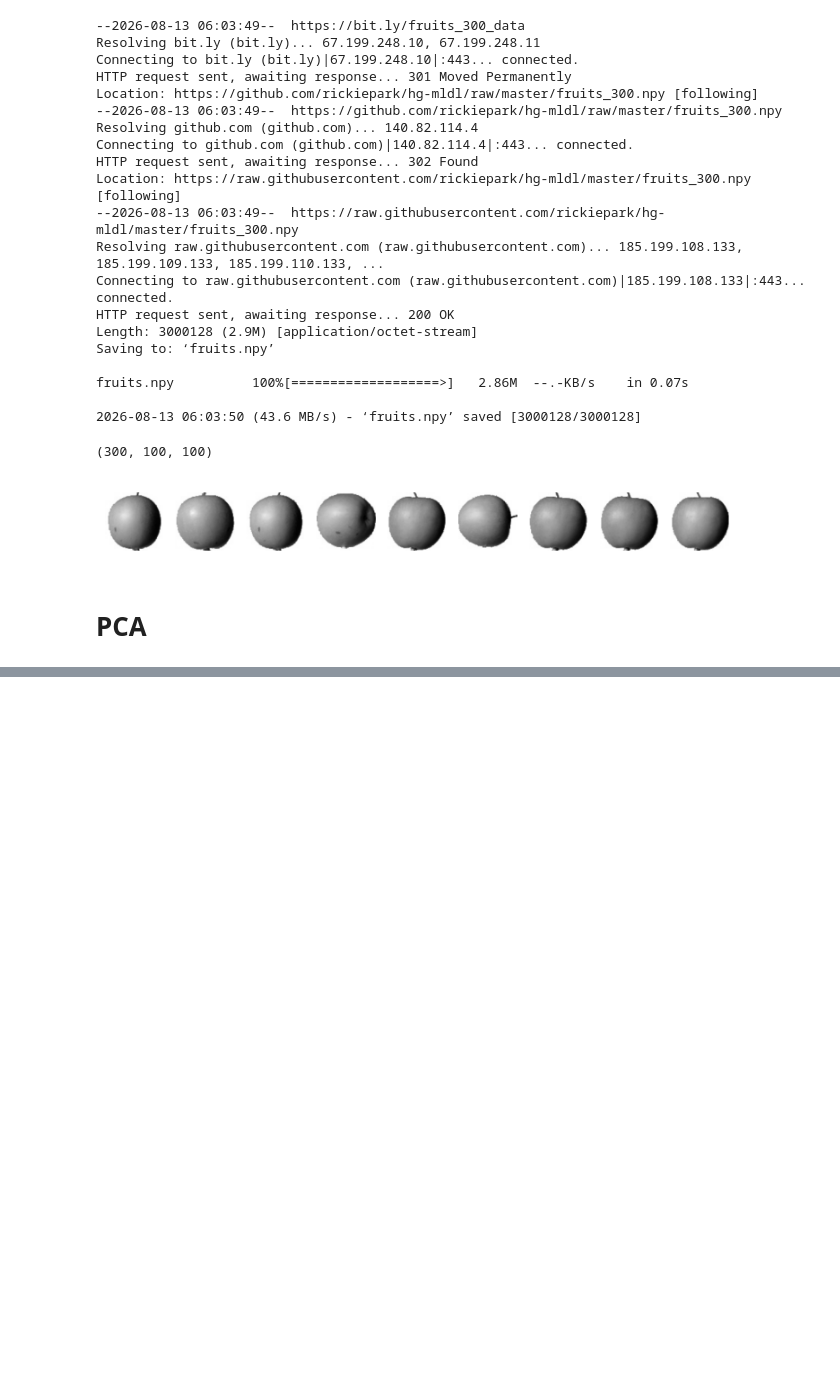
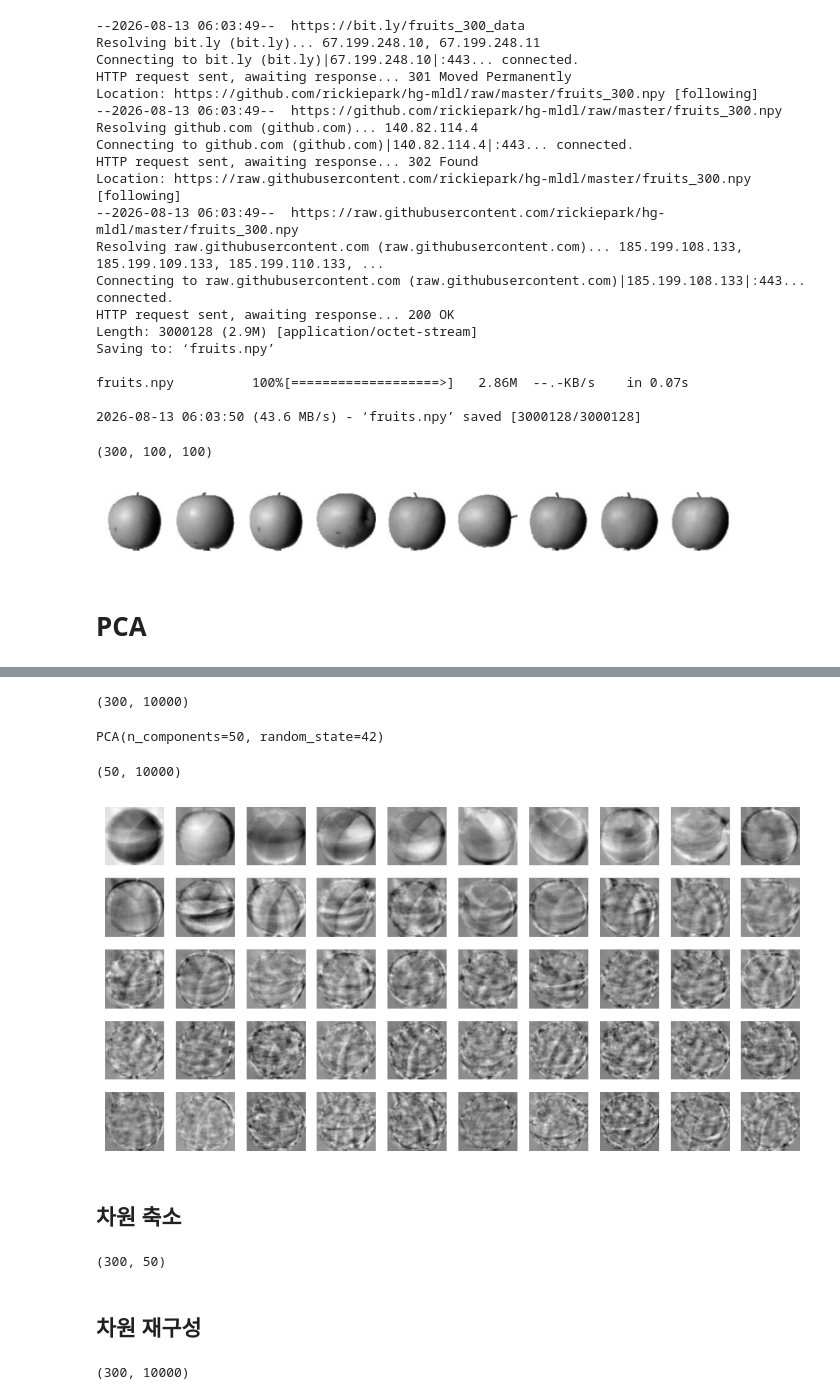
Before and after one commit to JakeOh/202605_BD57, a Jupyter notebook: lab_ml/ml15_pca.ipynb, the cells around one changed output, grey strips where cells are left out. Drawn from its saved outputs; the diff is of its cells as text; code cells hidden in the pictures; blank space fills up the shorter version.

```diff
--- a/lab_ml/ml15_pca.ipynb
+++ b/lab_ml/ml15_pca.ipynb
@@ -78,3 +78,27 @@ plot_img_array(fruits[:9])
 *   위의 과정을 반복.
 *   주성분 분석을 사용해서 차원을 축소할 수 있음. 원래 차원으로 재구성할 수도 있음.
     *   재구성 오차가 발생함.
+# %%
+fruits_2d = fruits.reshape((300, -1))  # 3차원 -> 2차원 배열
+# %%
+fruits_2d.shape
+# %% [output]
+(300, 10000)
+# %%
+pca = PCA(n_components=50, random_state=42)  # PCA 객체 생성
+# %%
+pca.fit(X=fruits_2d)  # 비지도 학습 모델 훈련 -> 50개의 주성분을 찾음.
+# %% [output]
+PCA(n_components=50, random_state=42)
+# %%
+# PCA 데이터를 학습하면서 찾은 50개의 주성분들
+pca.components_.shape  #> (50, 10_000) = (n_components, n_features)
+# %% [output]
+(50, 10000)
+# %%
+# PCA가 찾은 50개 주성분(principal components)을 시각화
+plot_img_array(pca.components_.reshape(50, 100, 100))
+# %% [output]
+[figure, added]
+# %% [markdown]
+## 차원 축소
@@ -80,0 +108,6 @@ plot_img_array(fruits[:9])
+# %%
+fruits_2d_reduced.shape
+# %% [output]
+(300, 50)
+# %% [markdown]
+## 차원 재구성
@@ -80,0 +117,4 @@ plot_img_array(fruits[:9])
+# %%
+reconstructed.shape
+# %% [output]
+(300, 10000)
```
Also changed, not shown: parts of 15 cells of this notebook.
